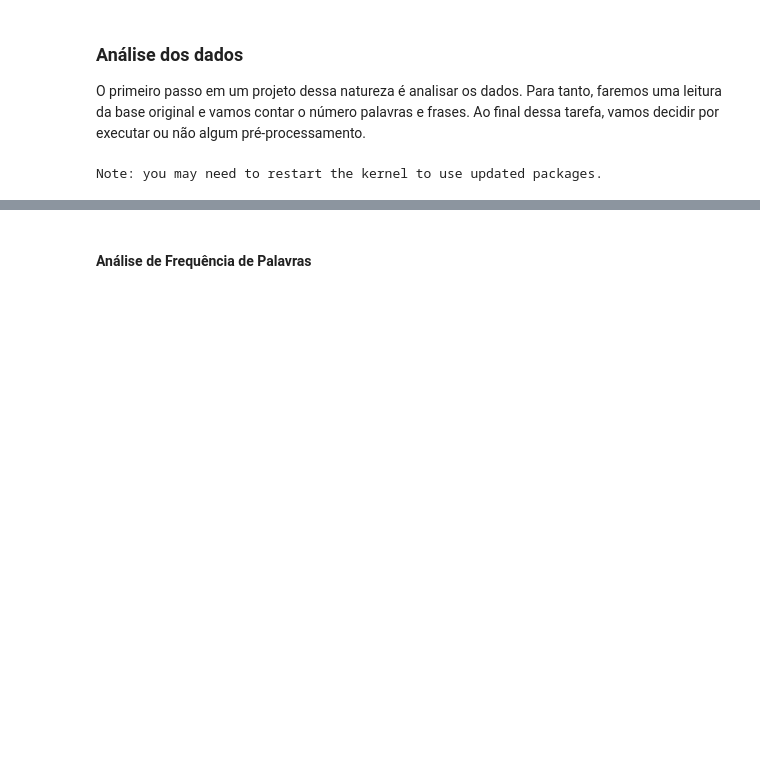
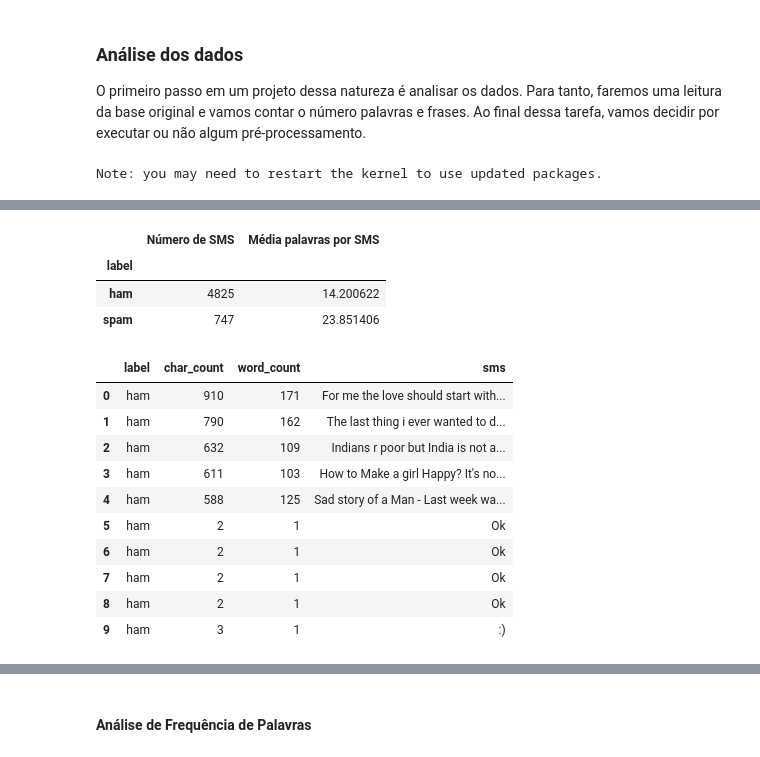
Before and after one commit to thyarles/unb-pca-spamdetector, a Jupyter notebook: spam.ipynb, the cells around one changed output, grey strips where cells are left out. Drawn from its saved outputs; the diff is of its cells as text; code cells hidden in the pictures; blank space fills up the shorter version.

```diff
--- a/spam.ipynb
+++ b/spam.ipynb
@@ -38,3 +44,42 @@ Shape da base SPAM original: (5572, 2)
 | 2 | spam | Free entry in 2 a wkly comp to wi... |
 | 3 | ham | U dun say so early hor... U c alr... |
 | 4 | ham | Nah I don't think he goes to usf,... |
+# %%
+# Estatísticas básicas
+spam['word_count'] = spam['sms'].apply(lambda x: len(x.split()))
+spam['char_count'] = spam['sms'].apply(len)
+
+# Contar mensagens por categoria (ham/spam)
+sms_by_label = spam['label'].value_counts().to_frame(name='Número de SMS')
+sms_by_label.index.name = 'label'
+
+# Média de palavras por mensagem
+words_by_sms = spam.groupby('label')['word_count'].mean().to_frame(name="Média palavras por SMS")
+
+# Juntar os dois DataFrames
+sms_by_label.join(words_by_sms)
+# %% [output]
+|  | Número de SMS | Média palavras por SMS |
+| label |  |  |
+| ham | 4825 | 14.200622 |
+| spam | 747 | 23.851406 |
+# %%
+# Maiores e menores SMSs
+
+# Ordenar as cinco maiores e menores mensagens
+maiores = spam.sort_values(by='char_count', ascending=False).head(5)
+menores = spam.sort_values(by='char_count', ascending=True).head(5)
+maiores_menores = pd.concat([maiores, menores], axis=0)
+maiores_menores[['label', 'char_count', 'word_count', 'sms']].reset_index(drop=True)
+# %% [output]
+|  | label | char_count | word_count | sms |
+| 0 | ham | 910 | 171 | For me the love should start with... |
+| 1 | ham | 790 | 162 | The last thing i ever wanted to d... |
+| 2 | ham | 632 | 109 | Indians r poor but India is not a... |
+| 3 | ham | 611 | 103 | How to Make a girl Happy? It's no... |
+| 4 | ham | 588 | 125 | Sad story of a Man - Last week wa... |
+| 5 | ham | 2 | 1 | Ok |
+| 6 | ham | 2 | 1 | Ok |
+| 7 | ham | 2 | 1 | Ok |
+| 8 | ham | 2 | 1 | Ok |
+| 9 | ham | 3 | 1 | :) |
```
Also changed, not shown: parts of 4 cells of this notebook.
